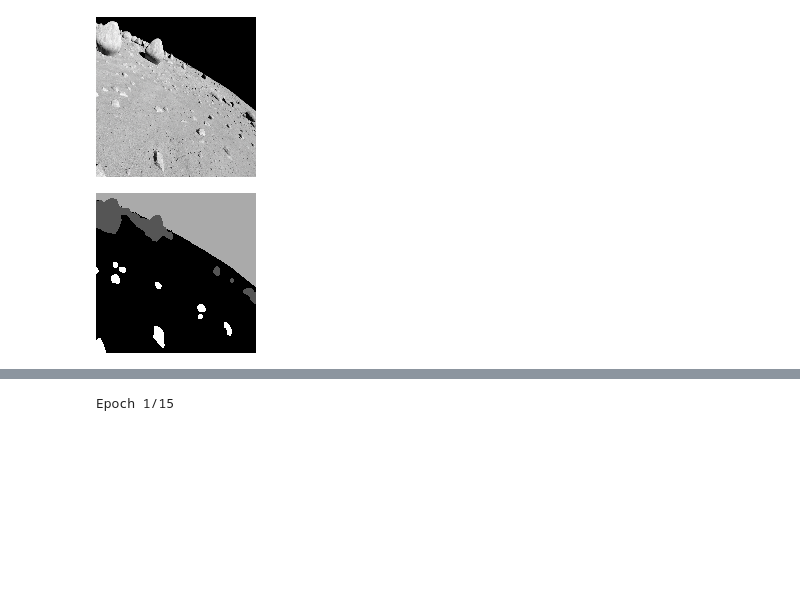
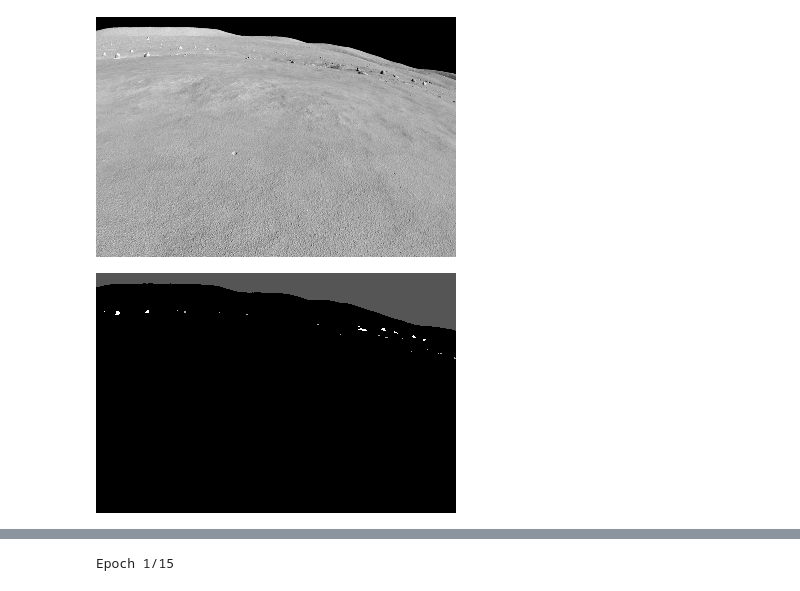
Before and after one commit to danielmarek22/Extraterrestial-Rock-Segmentation, a Jupyter notebook: TrainingPipeline.ipynb, the cells around one changed output, grey strips where cells are left out. Cells and saved outputs as stored; diff of their text form; code cells hidden in the pictures; blank space fills up the shorter version.

```diff
--- a/TrainingPipeline.ipynb
+++ b/TrainingPipeline.ipynb
@@ -10,8 +10,8 @@ import cv2
 # %%
 # Prepare paths of input images and target segmentation masks
 input_dir = "./images/render/"
-target_dir = "./images/clean/"
-img_size = (160, 160)          #720x480 divided by 2
+target_dir = "./images/ground/"
+img_size = (240, 360)          #720x480 divided by 2
 num_classes = 4
 batch_size = 32
 
@@ -112,34 +118,37 @@ class LunarLandscape(keras.utils.Sequence):
         # 1 Dimensional target mask
         y = np.zeros((self.batch_size,) + self.img_size + (1,), dtype="uint8")
         for j, path in enumerate(batch_target_img_paths):
-            img = PIL.ImageOps.autocontrast(load_img(path, target_size = self.img_size, color_mode="grayscale"))
-            img_arr = np.array(img)
-            # Map pixel colors onto labels -- haven't found any better way yet
-            for k in range(img_arr.shape[0]):
-                for n in range(img_arr.shape[1]):
-                    if img_arr[k][n] == 49:
-                        img_arr[k][n] = 1
-                    elif img_arr[k][n] == 129:
-                        img_arr[k][n] = 2
-                    elif img_arr[k][n] == 255:
-                        img_arr[k][n] = 3
-                    elif img_arr[k][n] != 0:
-                        img_arr[k][n] = 0
-            img_arr = np.expand_dims(img_arr, 2)
-            y[j] = img_arr
+            # load, resize and change from BGR to RGB
+            img = cv2.imread(path)
+            img = cv2.resize(img, self.img_size[::-1])
+            img_rgb = cv2.cvtColor(img, cv2.COLOR_BGR2RGB)
+
+            #Split into 3 separate images and assing proper class number
+            (R, G, B) = cv2.split(img_rgb)
+            lower = 100
+            R_ranged = np.clip(cv2.inRange(R, lower, 255), 0, 1)
+            G_ranged = np.clip(cv2.inRange(G, lower, 255), 0, 2)
+            B_ranged = np.clip(cv2.inRange(B, lower, 255), 0, 3)
+
+            # merge channel back together into single mask image
+            merged = cv2.merge([B_ranged, G_ranged, R_ranged])
+            merged = np.expand_dims(merged, 3)
+            merged = np.amax(merged, axis=2)
+
+            y[j] = merged
 
         return x, y
 # %%
 loader = LunarLandscape(
             batch_size, img_size, train_input_img_paths, train_target_img_paths)
 
 # print(np.unique(loader.__getitem__(1)[1][3]))
-batch = loader.__getitem__(2)
+batch = loader.__getitem__(8)
 display(keras.utils.array_to_img(batch[0][2]))
 display(keras.utils.array_to_img(batch[1][2]))
 # %% [output]
-[figure, old version]
+[figure, new version]
-[figure, old version]
+[figure, new version]
 # %%
 import random
 # Split image paths into training and validation set
```
Also changed, not shown: parts of 2 cells of this notebook, 1 other file.
